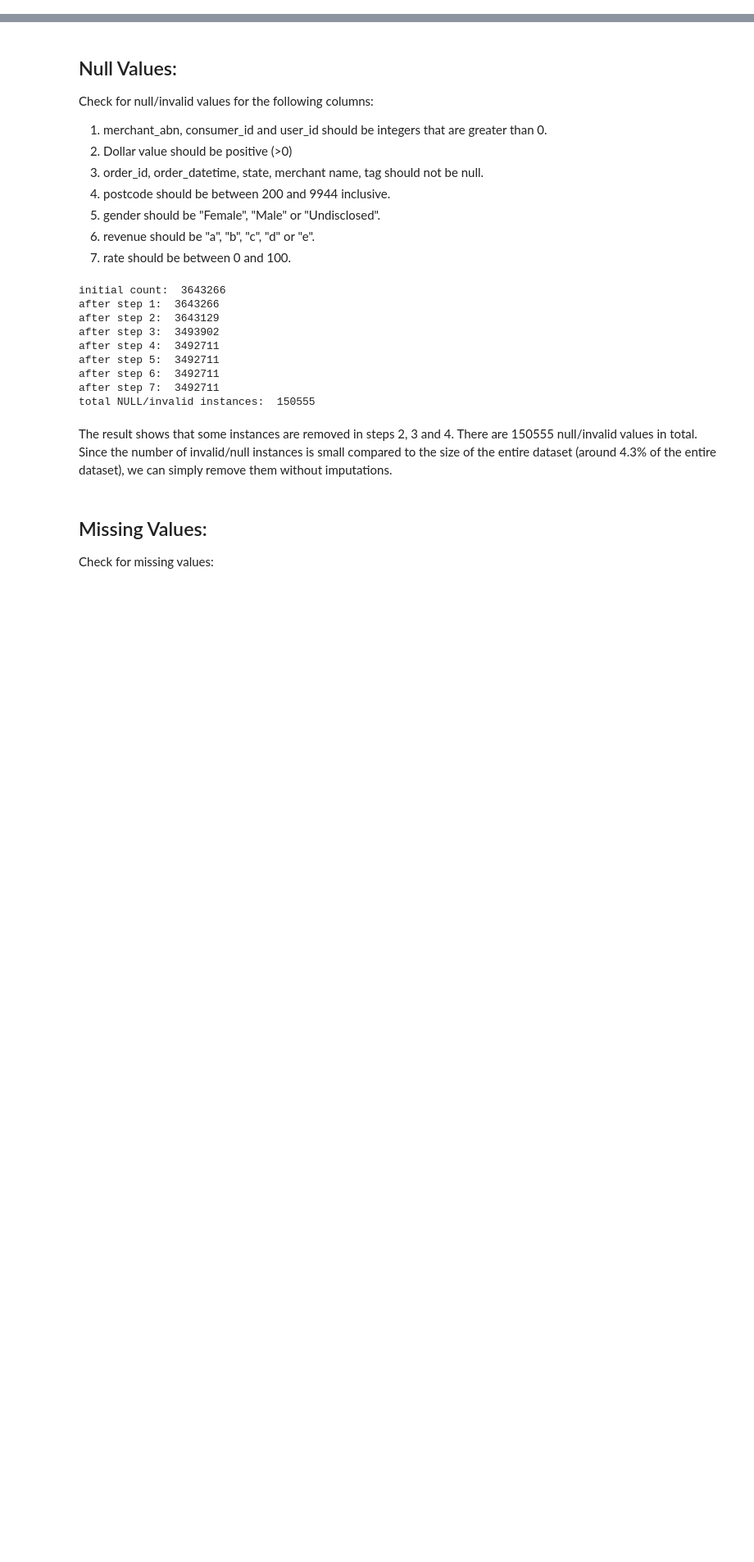
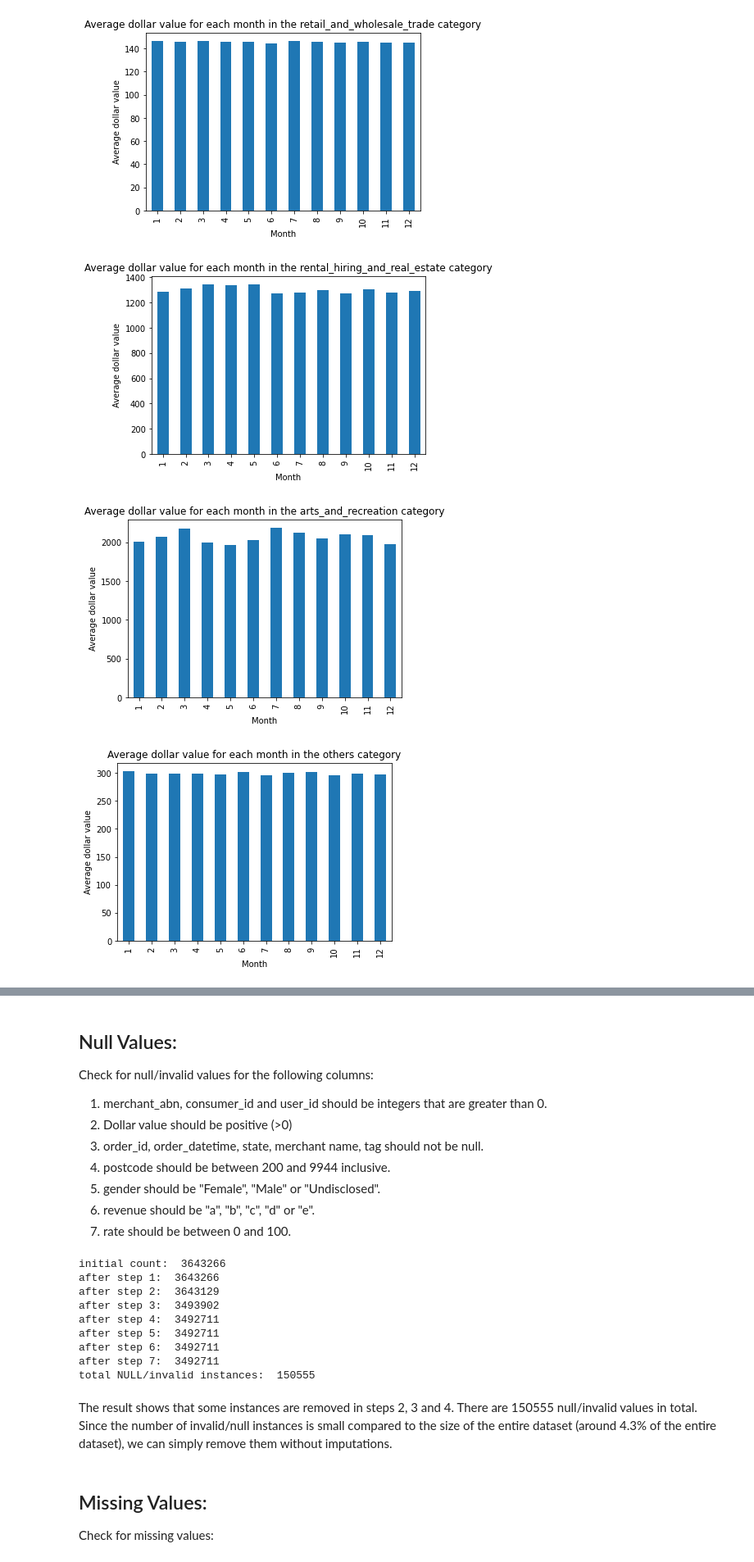
Before and after one commit to MAST30034-Applied-Data-Science/generic-buy-now-pay-later-project-group-56-bnlp, a Jupyter notebook: notebooks/personal_nb/derio_nb.ipynb, the cells around one changed output, grey strips where cells are left out. Shown: that part at 82% size. Saved outputs shown, nothing was run; the diff lists cells and outputs as text; code cells hidden in the pictures; blank space fills up the shorter version.

```diff
--- a/notebooks/personal_nb/derio_nb.ipynb
+++ b/notebooks/personal_nb/derio_nb.ipynb
@@ -40,0 +66,30 @@ only showing top 1 row
+# %%
+from pyspark.sql import SparkSession, functions as F
+from pyspark.sql.types import TimestampType
+from pyspark.sql.functions import month
+
+# extract month from order_datetime
+sdf = sdf.withColumn("month", month(F.col("order_datetime").cast(TimestampType())))
+
+# create a list of the categories
+categories = sdf.select("category").distinct().collect()
+
+# draw a plot of distribution of transactions by month for each category
+for i in categories:
+
+    # calculate average dollar values for each month
+    current_sdf = sdf.filter(F.col("category") == i[0])
+    monthpd = current_sdf.groupBy("month").mean("dollar_value").toPandas()
+    monthpd = monthpd.sort_values(by = "month")
+
+    # plot results
+    ax = monthpd.plot.bar(x = "month", y = "avg(dollar_value)", legend = False)
+    ax.set_xlabel("Month")
+    ax.set_ylabel("Average dollar value")
+    ax.set_title("Average dollar value for each month in the " + i[0] + " category")
+    plt.show
+# %% [output]
+[figure, added]
+[figure, added]
+[figure, added]
+[figure, added]
```
Also changed, not shown: parts of 7 cells of this notebook.
